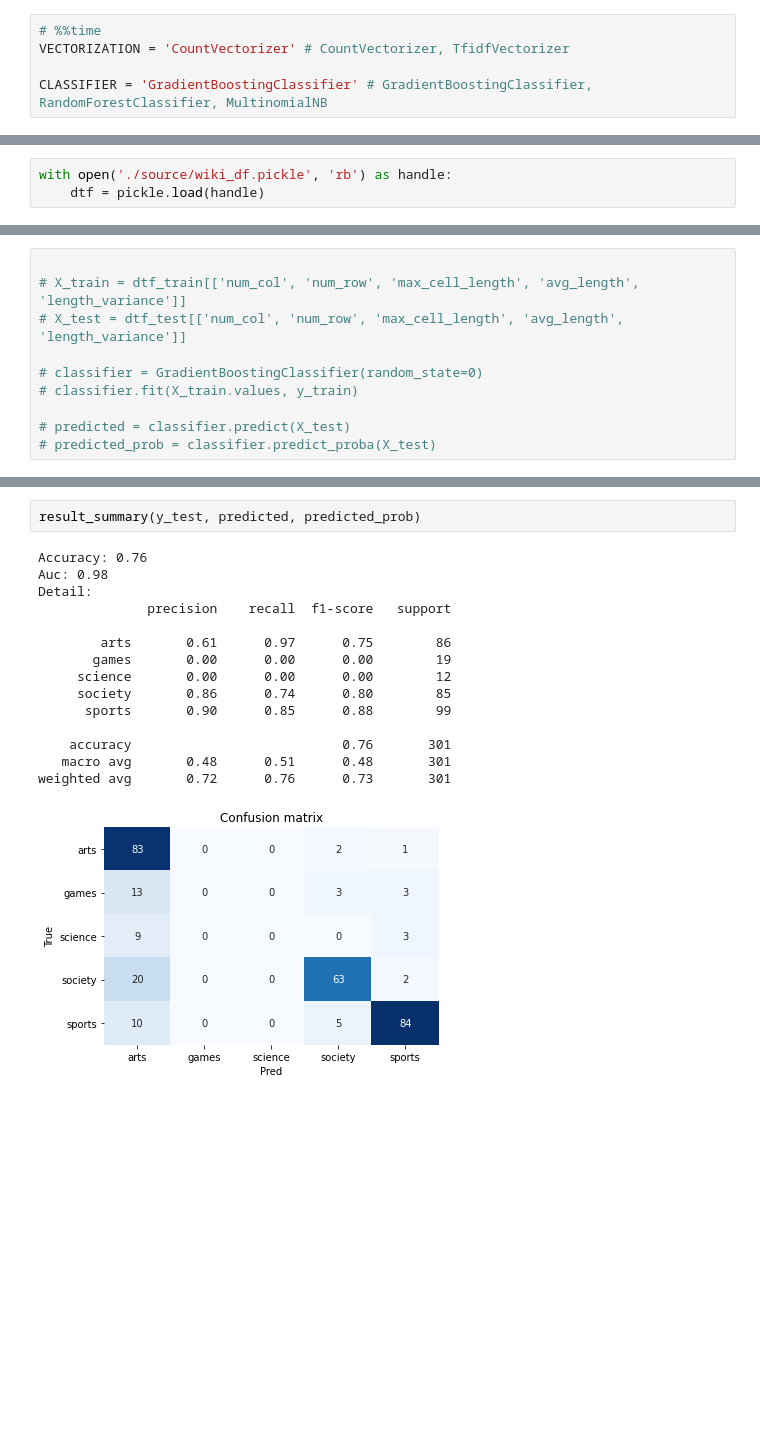
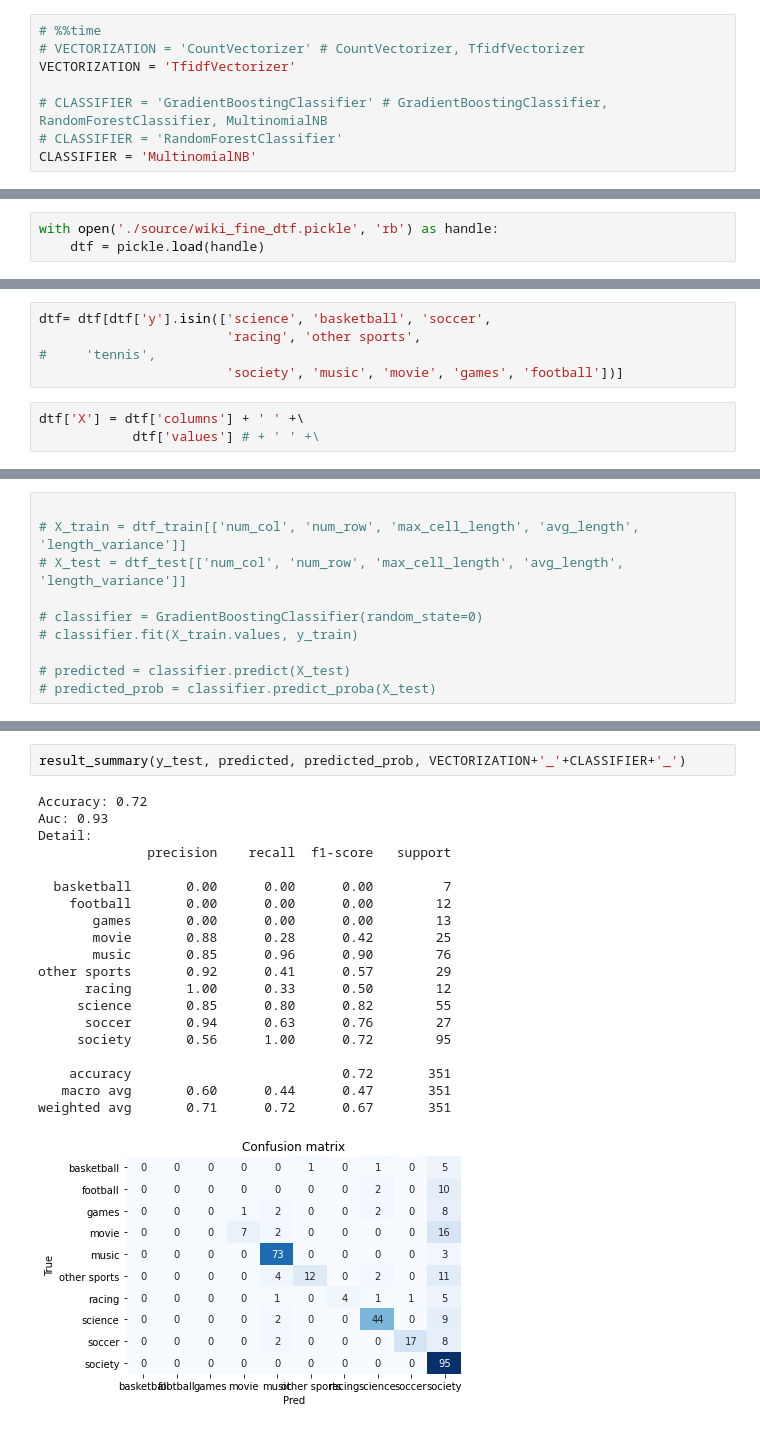
Before and after one commit to jeremykid/692_project_webtable, a Jupyter notebook: ws-8.2-Bag-of-Words_wikitable.ipynb, the cells around one changed output, grey strips where cells are left out. Saved outputs shown, nothing was run; the diff lists cells and outputs as text; blank space fills up the shorter version.

Commit message:
Add fine and corse

```diff
--- a/ws-8.2-Bag-of-Words_wikitable.ipynb
+++ b/ws-8.2-Bag-of-Words_wikitable.ipynb
@@ -27,5 +28,8 @@ from summary import result_summary
 # %%
 # %%time
-VECTORIZATION = 'CountVectorizer' # CountVectorizer, TfidfVectorizer
+# VECTORIZATION = 'CountVectorizer' # CountVectorizer, TfidfVectorizer
+VECTORIZATION = 'TfidfVectorizer'
 
-CLASSIFIER = 'GradientBoostingClassifier' # GradientBoostingClassifier, RandomForestClassifier, MultinomialNB
+# CLASSIFIER = 'GradientBoostingClassifier' # GradientBoostingClassifier, RandomForestClassifier, MultinomialNB
+# CLASSIFIER = 'RandomForestClassifier'
+CLASSIFIER = 'MultinomialNB'
@@ -35,5 +36,5 @@ Wall time: 60.8 µs
 # %%
-with open('./source/wiki_df.pickle', 'rb') as handle:
+with open('./source/wiki_fine_dtf.pickle', 'rb') as handle:
     dtf = pickle.load(handle)
 # %%
 fig, ax = plt.subplots()
@@ -47,3 +48,11 @@ plt.show()
+# %%
+dtf= dtf[dtf['y'].isin(['science', 'basketball', 'soccer',
+                        'racing', 'other sports',
+#     'tennis',
+                        'society', 'music', 'movie', 'games', 'football'])]
+# %%
+dtf['X'] = dtf['columns'] + ' ' +\
+            dtf['values'] # + ' ' +\
 # %%
 # import nltk
 # nltk.download('stopwords')
@@ -152,18 +165,23 @@ baseline
 # %%
-result_summary(y_test, predicted, predicted_prob)
+result_summary(y_test, predicted, predicted_prob, VECTORIZATION+'_'+CLASSIFIER+'_')
 # %% [output]
-Accuracy: 0.76
-Auc: 0.98
+Accuracy: 0.72
+Auc: 0.93
 Detail:
               precision    recall  f1-score   support
 
-        arts       0.61      0.97      0.75        86
-       games       0.00      0.00      0.00        19
-     science       0.00      0.00      0.00        12
-     society       0.86      0.74      0.80        85
-      sports       0.90      0.85      0.88        99
+  basketball       0.00      0.00      0.00         7
+    football       0.00      0.00      0.00        12
+       games       0.00      0.00      0.00        13
+       movie       0.88      0.28      0.42        25
+       music       0.85      0.96      0.90        76
+other sports       0.92      0.41      0.57        29
+      racing       1.00      0.33      0.50        12
+     science       0.85      0.80      0.82        55
+      soccer       0.94      0.63      0.76        27
+     society       0.56      1.00      0.72        95
 
-    accuracy                           0.76       301
-   macro avg       0.48      0.51      0.48       301
-weighted avg       0.72      0.76      0.73       301
+    accuracy                           0.72       351
+   macro avg       0.60      0.44      0.47       351
+weighted avg       0.71      0.72      0.67       351
-[figure, old version]
+[figure, new version]
```
Also changed, not shown: parts of 6 cells of this notebook, 46 other files.
